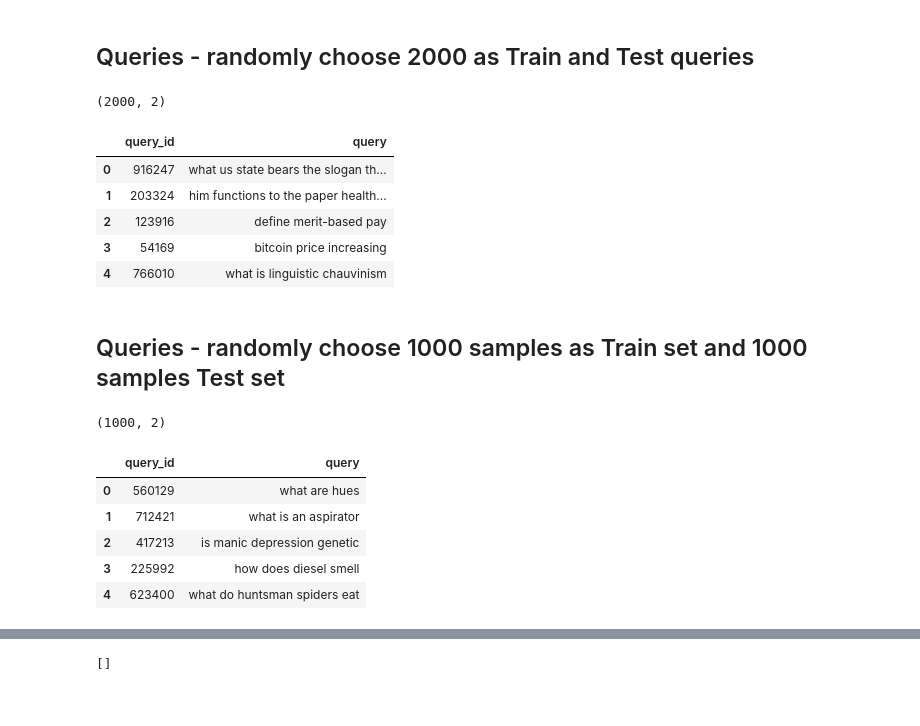
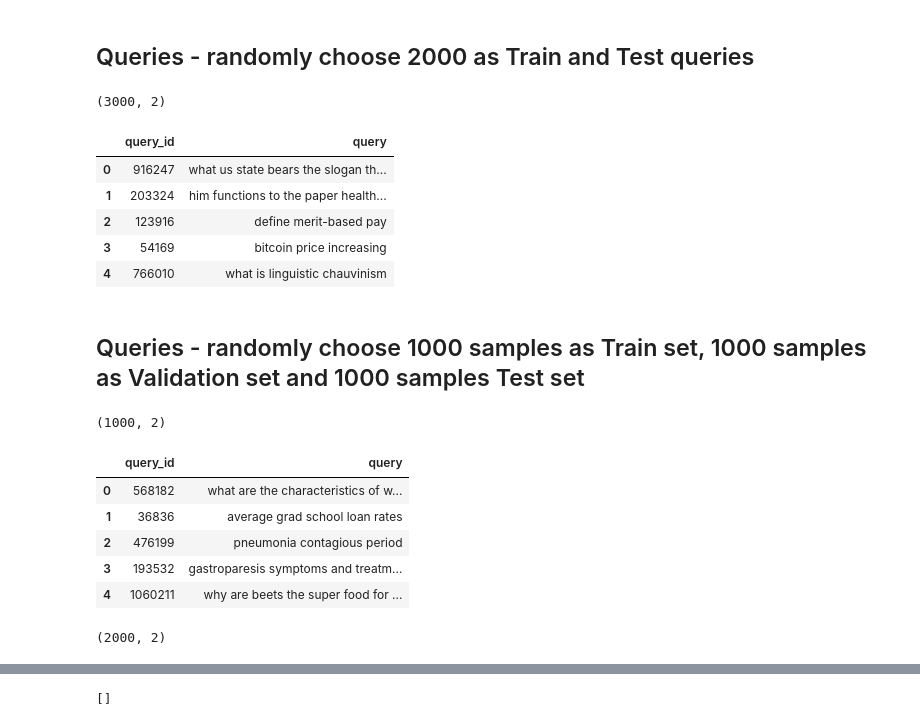
Before and after one commit to littlebeanbean7/TREC2023_passage_ranking, a Jupyter notebook: D001_data_pipeline.ipynb, the cells around one changed output, grey strips where cells are left out. Saved outputs shown, nothing was run; the diff lists cells and outputs as text; code cells hidden in the pictures.

```diff
--- a/data_pipeline.ipynb
+++ b/D001_data_pipeline.ipynb
@@ -165,13 +154,13 @@ train_top100_df = pd.read_csv('./data/passv2_train_top100.txt'
 # %% [markdown]
 ## Queries - randomly choose 2000 as Train and Test queries
 # %%
-train_queries_df_sample2000 = train_queries_df.sample(n=2000,random_state=42).reset_index(drop=True)
+train_queries_df_sample3000 = train_queries_df.sample(n=3000,random_state=42).reset_index(drop=True)
 
 
-print(train_queries_df_sample2000.shape)
-display(train_queries_df_sample2000.head())
+print(train_queries_df_sample3000.shape)
+display(train_queries_df_sample3000.head())
 # %% [output]
-(2000, 2)
+(3000, 2)
 |  | query_id | query |
 | 0 | 916247 | what us state bears the slogan th... |
 | 1 | 203324 | him functions to the paper health... |
@@ -179,18 +168,24 @@ display(train_queries_df_sample2000.head())
 | 3 | 54169 | bitcoin price increasing |
 | 4 | 766010 | what is linguistic chauvinism |
 # %% [markdown]
-## Queries - randomly choose 1000 samples as Train set and 1000 samples Test set
+## Queries - randomly choose 1000 samples as Train set, 1000 samples as Validation set and 1000 samples Test set
 # %%
-query_train_set = train_queries_df_sample2000.sample(n=1000,random_state=42).reset_index(drop=True)
+query_train_set = train_queries_df_sample3000.sample(n=1000,random_state=42).reset_index(drop=True)
 
 
 print(query_train_set.shape)
 display(query_train_set.head())
 # %% [output]
 (1000, 2)
 |  | query_id | query |
-| 0 | 560129 | what are hues |
-| 1 | 712421 | what is an aspirator |
-| 2 | 417213 | is manic depression genetic |
-| 3 | 225992 | how does diesel smell |
-| 4 | 623400 | what do huntsman spiders eat |
+| 0 | 568182 | what are the characteristics of w... |
+| 1 | 36836 | average grad school loan rates |
+| 2 | 476199 | pneumonia contagious period |
+| 3 | 193532 | gastroparesis symptoms and treatm... |
+| 4 | 1060211 | why are beets the super food for ... |
+# %%
+query_val_and_test_set = train_queries_df_sample3000[~train_queries_df_sample3000["query_id"].isin(query_train_set["query_id"])]
+
+print(query_val_and_test_set.shape)
+# %% [output]
+(2000, 2)
```
Also changed, not shown: parts of 43 cells of this notebook, 9 other files.
